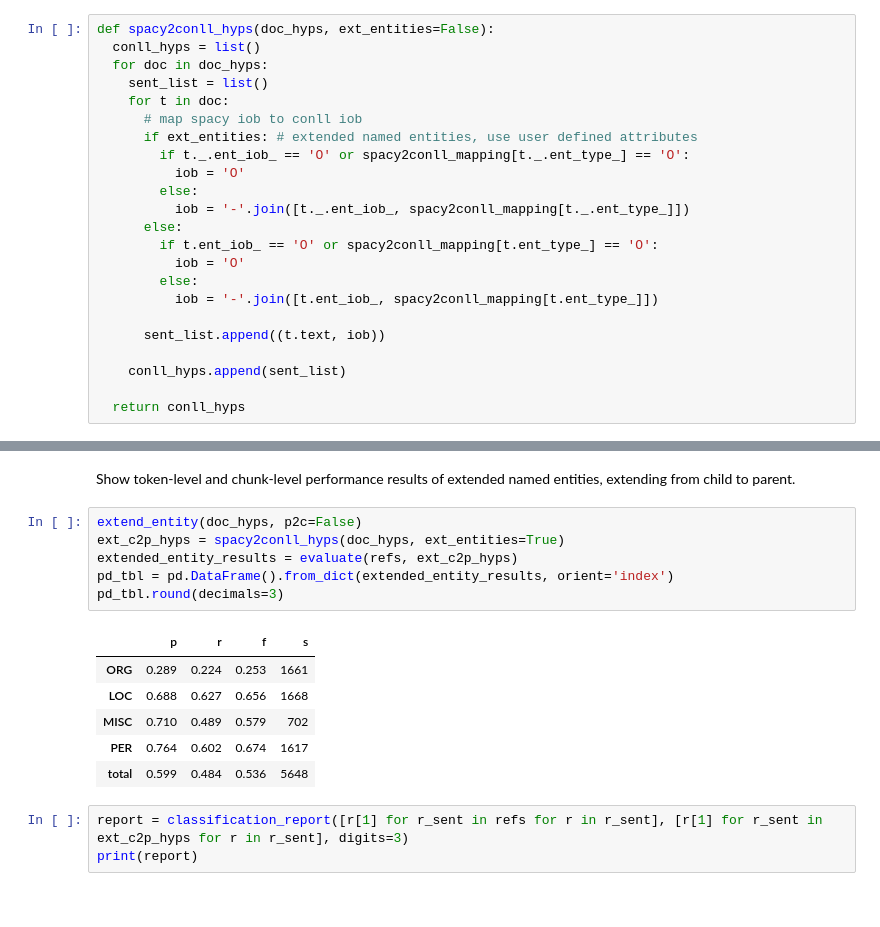
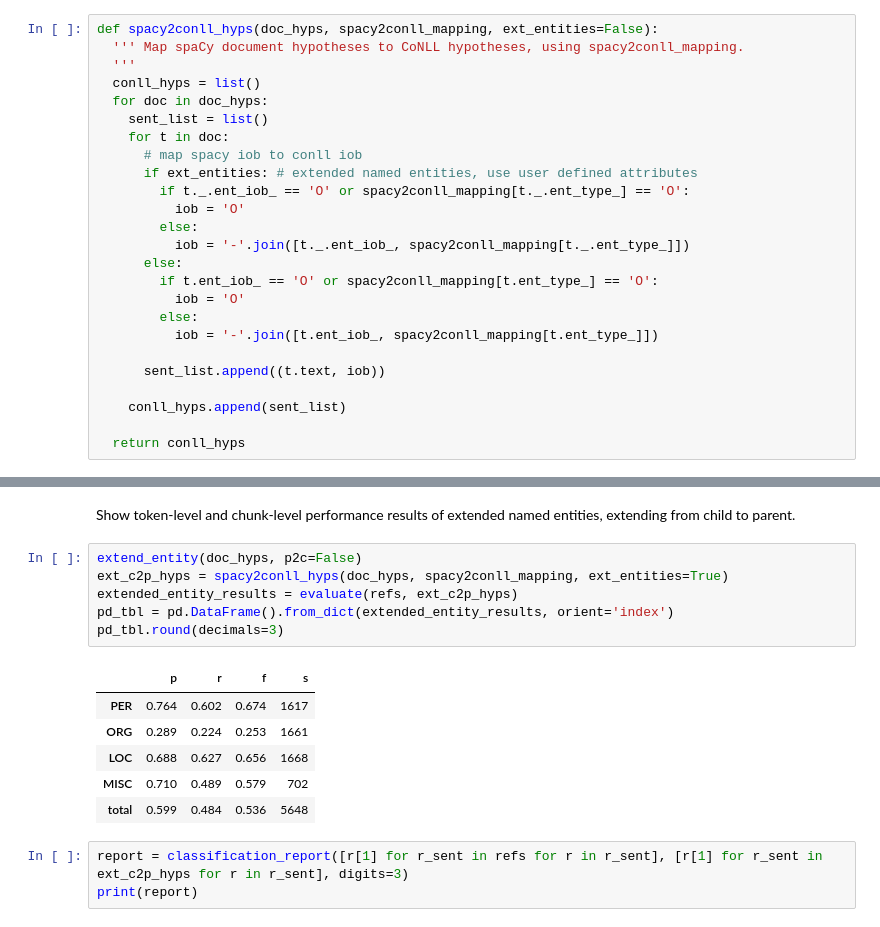
Before and after one commit to DavideLusuardi/NLU_Assignment2, a Jupyter notebook: Assignment2.ipynb, the cells around one changed output, grey strips where cells are left out. Saved outputs shown, nothing was run; the diff lists cells and outputs as text.

```diff
--- a/Assignment2.ipynb
+++ b/Assignment2.ipynb
@@ -121,5 +125,7 @@ The parameter `ext_entities` should be set to `True` when named entities have be
 # %%
-def spacy2conll_hyps(doc_hyps, ext_entities=False):
+def spacy2conll_hyps(doc_hyps, spacy2conll_mapping, ext_entities=False):
+  ''' Map spaCy document hypotheses to CoNLL hypotheses, using spacy2conll_mapping.
+  '''
   conll_hyps = list()
   for doc in doc_hyps:
     sent_list = list()
@@ -395,16 +401,16 @@ weighted avg      0.892     0.898     0.893     46435
 Show token-level and chunk-level performance results of extended named entities, extending from child to parent.
 # %%
 extend_entity(doc_hyps, p2c=False)
-ext_c2p_hyps = spacy2conll_hyps(doc_hyps, ext_entities=True)
+ext_c2p_hyps = spacy2conll_hyps(doc_hyps, spacy2conll_mapping, ext_entities=True)
 extended_entity_results = evaluate(refs, ext_c2p_hyps)
 pd_tbl = pd.DataFrame().from_dict(extended_entity_results, orient='index')
 pd_tbl.round(decimals=3)
 # %% [output]
 |  | p | r | f | s |
+| PER | 0.764 | 0.602 | 0.674 | 1617 |
 | ORG | 0.289 | 0.224 | 0.253 | 1661 |
 | LOC | 0.688 | 0.627 | 0.656 | 1668 |
 | MISC | 0.710 | 0.489 | 0.579 | 702 |
-| PER | 0.764 | 0.602 | 0.674 | 1617 |
 | total | 0.599 | 0.484 | 0.536 | 5648 |
 # %%
 report = classification_report([r[1] for r_sent in refs for r in r_sent], [r[1] for r_sent in ext_c2p_hyps for r in r_sent], digits=3)
```
Also changed, not shown: parts of 11 cells of this notebook.
